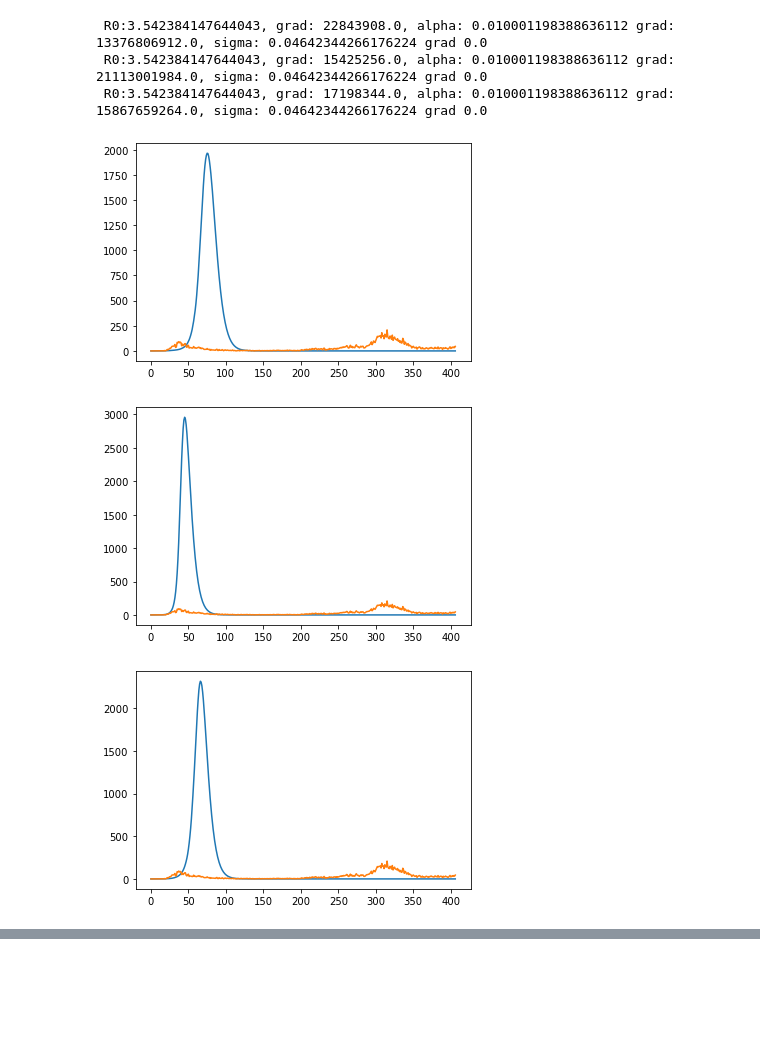
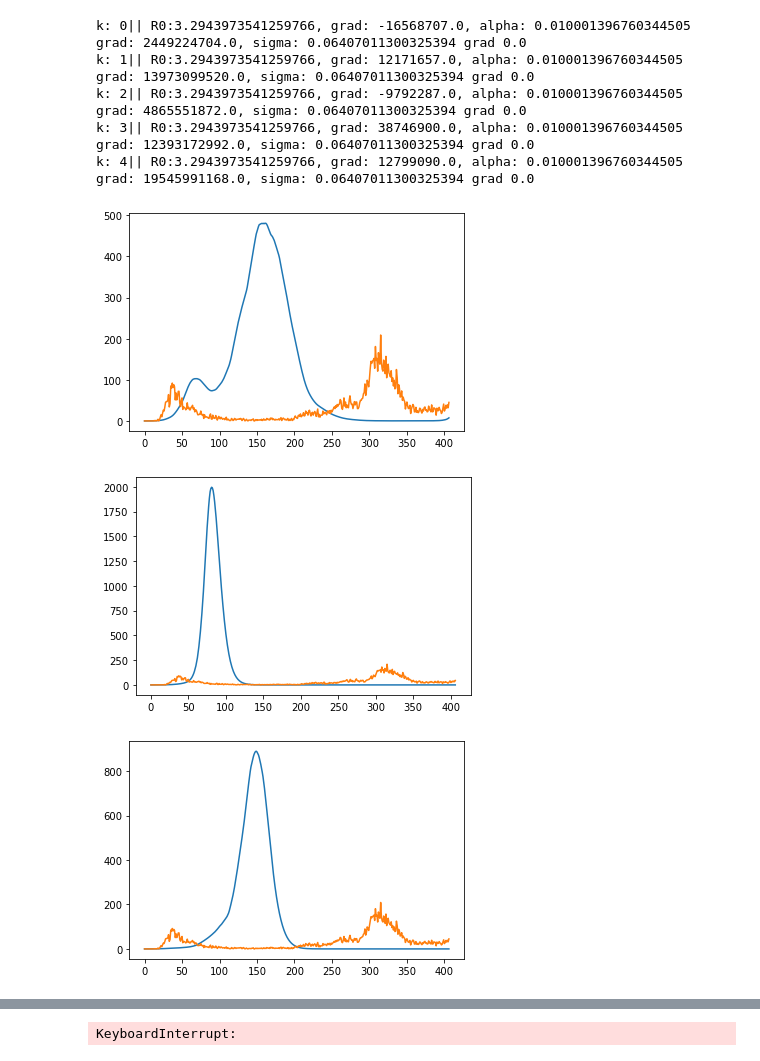
Before and after one commit to tsuehr/covid-prediction-tu, a Jupyter notebook: users/Anuar/model_optimizer.ipynb, the cells around one changed output, grey strips where cells are left out. Drawn from its saved outputs; the diff is of its cells as text; code cells hidden in the pictures; blank space fills up the shorter version.

```diff
--- a/users/Anuar/model_optimizer.ipynb
+++ b/users/Anuar/model_optimizer.ipynb
@@ -11,7 +11,7 @@ device = torch.device("cpu")
 learning_rate = 1e-20
 # %%
 #---------------Model---------------
-data = pd.read_csv('data/covid19model.csv')
+data = pd.read_csv('../../data/covid19model.csv')
 # %%
 cero = torch.tensor(0, requires_grad=False, device=device, dtype=dtype)
 num_impute = 6
@@ -33,7 +33,7 @@ alpha = torch.tensor(truncnorm.rvs((0 - 1/100) / 1/100, (5/100 - 1/100) / 1/100,
 sigma = torch.tensor(truncnorm.rvs((0 - 0.05) / 0.03, (0.15 - 0.05) / 0.03, loc=0.05, scale=0.03), requires_grad=True, device=device, dtype=dtype)  # standart deviation of random walk step
 
 
-for k in range(3):
+for k in range(10):
 
     # Initizalize tensors
     newly_infected = torch.zeros(num_observations)  # number of newly infected
@@ -54,9 +54,10 @@ for k in range(3):
 
     for t in range(1, num_observations):
         epsilon_t[t] = torch.normal(epsilon_t[t - 1].clone(), sigma)
-        eta_t[t] = beta_0.clone() + epsilon_t[t].clone()  # + RNN[X_t, t]
+    eta_t = beta_0 + epsilon_t  # + RNN[X_t, t]
 
-    Rt = torch.exp(eta_t.clone())
+    Rt = torch.exp(eta_t)
+
     # calculate infections
     for t in range(num_impute, num_observations):
         # Update cumulative newly_infected
@@ -74,38 +75,39 @@ for k in range(3):
         newly_infected[t] = St[t].clone() * Rt[t].clone() * effectively_infectious[t].clone()
     # calculate expected number of hospitalizations
     expected_daily_hospit[0] = (1e-15) * newly_infected[0].clone()
     for t in range(1, num_observations):
         for i in range(0, t - 1):
             expected_daily_hospit[t] += newly_infected[i].clone() * pi[t - i].clone()
         expected_daily_hospit[t] = alpha.clone() * expected_daily_hospit[t].clone()
 
     loss = (expected_daily_hospit - observed_daily_hospit).pow(2).sum()
     loss.backward()
 
 
     with torch.no_grad():
         #tau_t -= learning_rate * tau_t.grad
         #phi -= learning_rate * phi.grad
 
         R0 -= learning_rate * R0.grad
         alpha -= learning_rate * alpha.grad
         sigma -= learning_rate * sigma.grad
-        print(f' R0:{R0}, grad: {R0.grad}, alpha: {alpha} grad: {alpha.grad}, sigma: {sigma} grad {sigma.grad}' )
+        print(f'k: {k}|| R0:{R0}, grad: {R0.grad}, alpha: {alpha} grad: {alpha.grad}, sigma: {sigma} grad {sigma.grad}' )
         # Manually zero the gradients after updating weights
         #tau_t.grad = None
         #phi.grad = None
         R0.grad = None
         alpha.grad = None
         sigma.grad = None
 
-
     plt.plot(expected_daily_hospit.detach().numpy())
     plt.plot(observed_daily_hospit.detach().numpy())
     plt.show()
 # %% [output]
- R0:3.542384147644043, grad: 22843908.0, alpha: 0.010001198388636112 grad: 13376806912.0, sigma: 0.04642344266176224 grad 0.0
- R0:3.542384147644043, grad: 15425256.0, alpha: 0.010001198388636112 grad: 21113001984.0, sigma: 0.04642344266176224 grad 0.0
- R0:3.542384147644043, grad: 17198344.0, alpha: 0.010001198388636112 grad: 15867659264.0, sigma: 0.04642344266176224 grad 0.0
+k: 0|| R0:3.2943973541259766, grad: -16568707.0, alpha: 0.010001396760344505 grad: 2449224704.0, sigma: 0.06407011300325394 grad 0.0
+k: 1|| R0:3.2943973541259766, grad: 12171657.0, alpha: 0.010001396760344505 grad: 13973099520.0, sigma: 0.06407011300325394 grad 0.0
+k: 2|| R0:3.2943973541259766, grad: -9792287.0, alpha: 0.010001396760344505 grad: 4865551872.0, sigma: 0.06407011300325394 grad 0.0
+k: 3|| R0:3.2943973541259766, grad: 38746900.0, alpha: 0.010001396760344505 grad: 12393172992.0, sigma: 0.06407011300325394 grad 0.0
+k: 4|| R0:3.2943973541259766, grad: 12799090.0, alpha: 0.010001396760344505 grad: 19545991168.0, sigma: 0.06407011300325394 grad 0.0
-[figure, old version]
+[figure, new version]
-[figure, old version]
+[figure, new version]
-[figure, old version]
+[figure, new version]
@@ -111,0 +116 @@ for k in range(3):
+KeyboardInterrupt:
```
Also changed, not shown: parts of 1 cell of this notebook, 3 other files.
